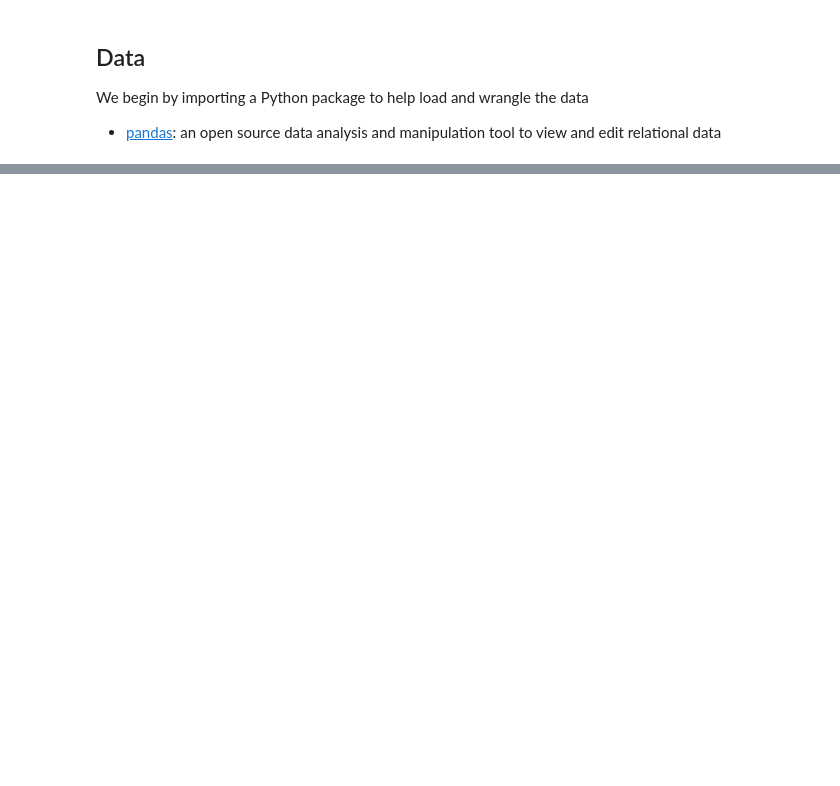
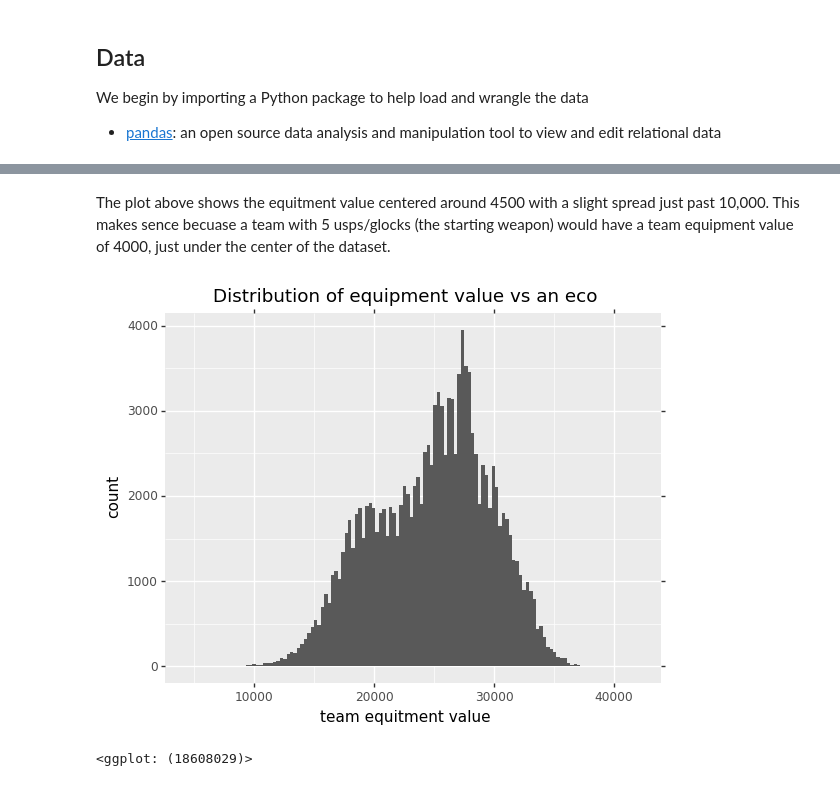
Before and after one commit to RandyBPerkins/CSGO-Data-Analysis, a Jupyter notebook: FinalProject.ipynb, the cells around one changed output, grey strips where cells are left out. Cells and saved outputs as stored; diff of their text form; code cells hidden in the pictures; blank space fills up the shorter version.

```diff
--- a/FinalProject.ipynb
+++ b/FinalProject.ipynb
@@ -45,0 +201,11 @@ url =
+# %% [markdown]
+The plot above shows the equitment value centered around 4500 with a slight spread just past 10,000. This makes sence becuase a team with 5 usps/glocks (the starting weapon) would have a team equipment value of 4000, just under the center of the dataset.
+# %%
+(ggplot(eda, aes(x='noneco_equipment_val'))
+    + geom_histogram()
+    + labs(title='Distribution of equipment value vs an eco',
+              x='team equitment value',
+              y='count'))
+# %% [output]
+[figure, added]
+<ggplot: (18608029)>
```
Also changed, not shown: parts of 47 cells of this notebook, 1 other file.
